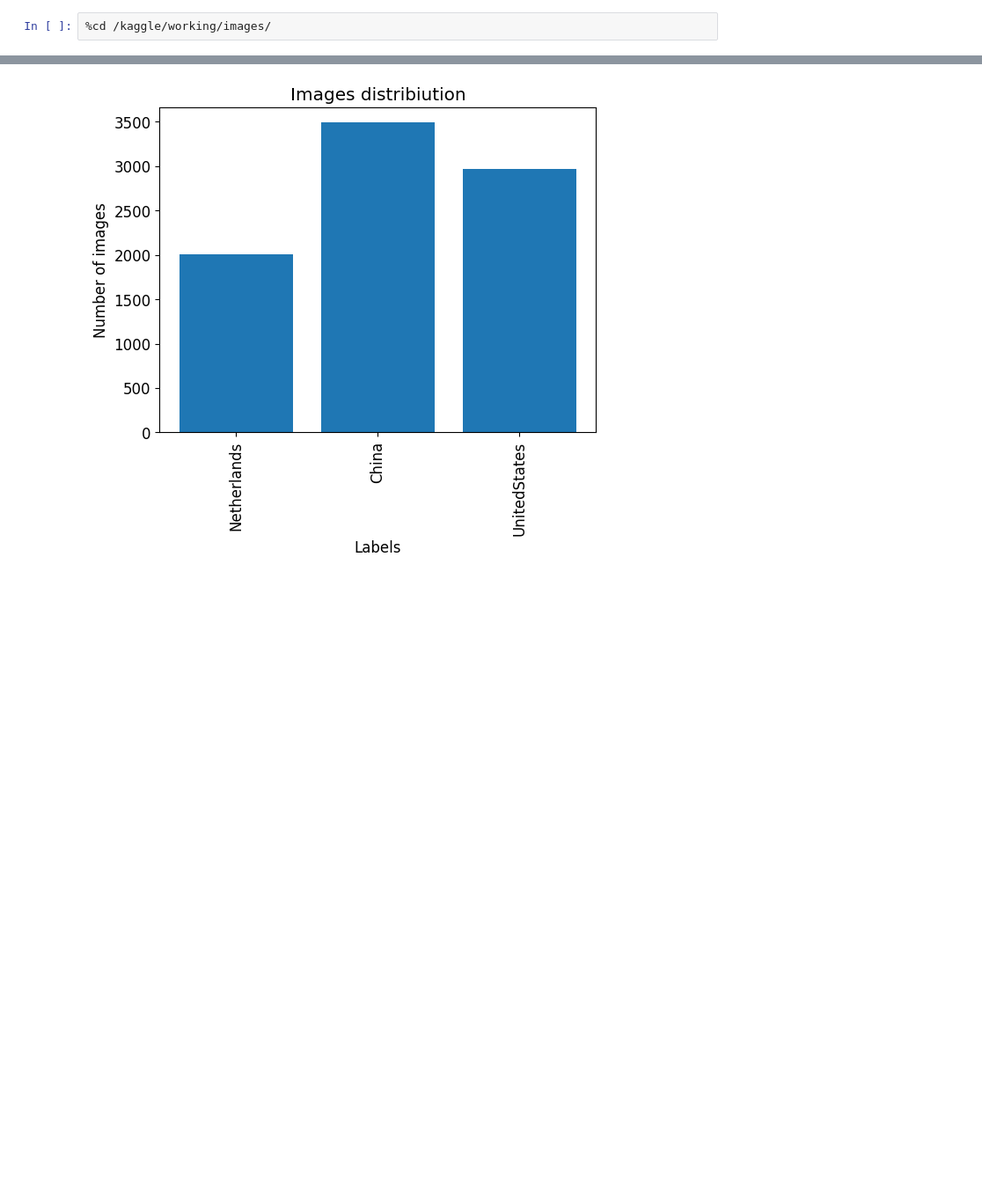
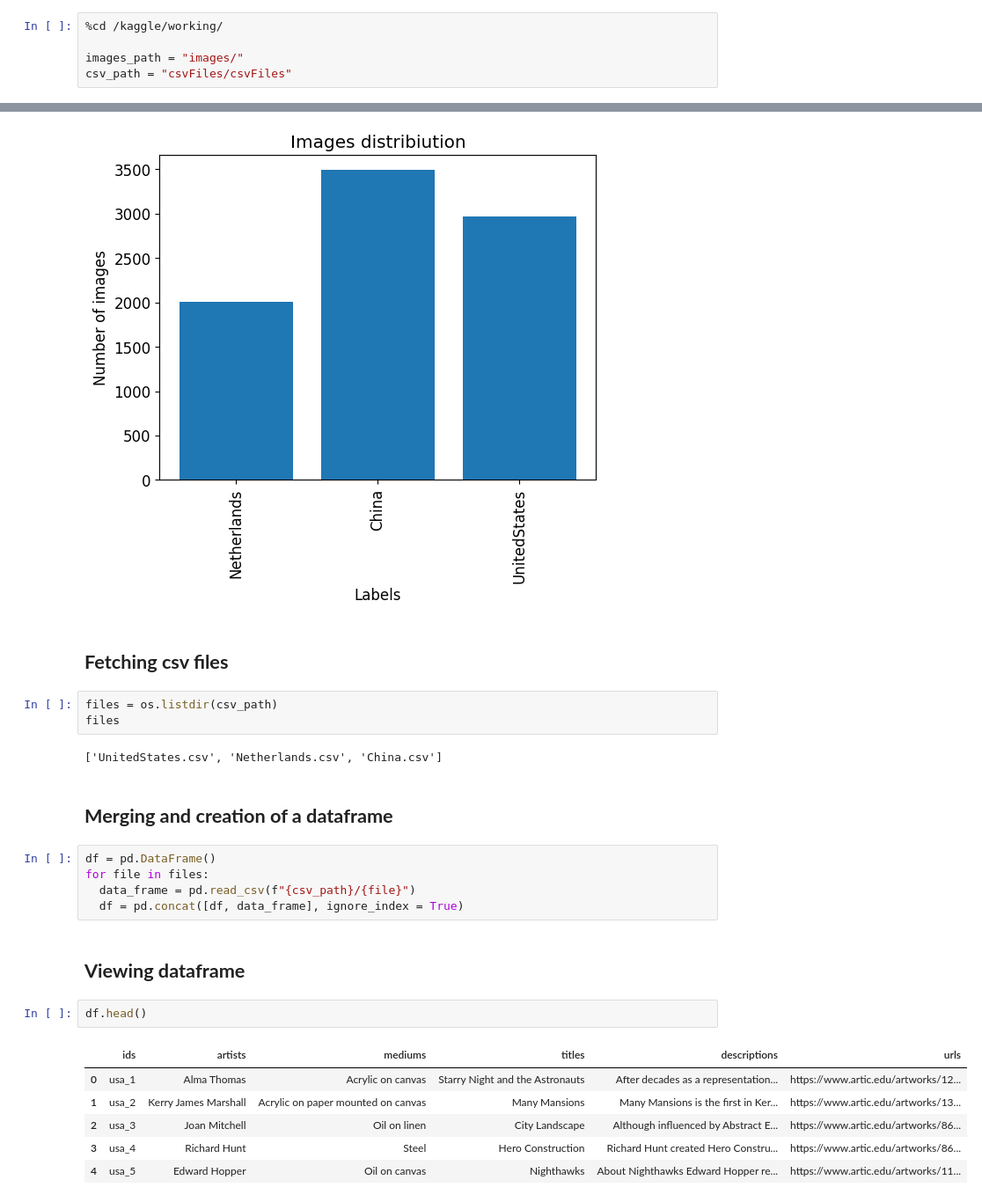
Before and after one commit to Neloy-Barman/Artwork-Description-Generator, a Jupyter notebook: artwork-title-generation.ipynb, the cells around one changed output, grey strips where cells are left out. Shown: that part at 88% size. Saved outputs shown, nothing was run; the diff lists cells and outputs as text; blank space fills up the shorter version.

Commit message:
Kaggle Notebook | artwork title generation - Data Cleaning  | Version 3

```diff
--- a/artwork-title-generation.ipynb
+++ b/artwork-title-generation.ipynb
@@ -28,3 +50,6 @@ for folder in img_folders:
 # %%
-%cd /kaggle/working/images/
+%cd /kaggle/working/
+
+images_path = "images/"
+csv_path = "csvFiles/csvFiles"
 # %% [output]
@@ -80,3 +128,28 @@ plot_images_distribution(img_dict)
 # %% [output]
 {'Netherlands': 2008, 'China': 3488, 'UnitedStates': 2964}
 [figure]
+# %% [markdown]
+## **Fetching csv files**
+# %%
+files = os.listdir(csv_path)
+files
+# %% [output]
+['UnitedStates.csv', 'Netherlands.csv', 'China.csv']
+# %% [markdown]
+## **Merging and creation of a dataframe**
+# %%
+df = pd.DataFrame()
+for file in files:
+  data_frame = pd.read_csv(f"{csv_path}/{file}")
+  df = pd.concat([df, data_frame], ignore_index = True)
+# %% [markdown]
+## **Viewing dataframe**
+# %%
+df.head()
+# %% [output]
+|  | ids | artists | mediums | titles | descriptions | urls |
+| 0 | usa_1 | Alma Thomas | Acrylic on canvas | Starry Night and the Astronauts | After decades as a representation... | https://www.artic.edu/artworks/12... |
+| 1 | usa_2 | Kerry James Marshall | Acrylic on paper mounted on canvas | Many Mansions | Many Mansions is the first in Ker... | https://www.artic.edu/artworks/13... |
+| 2 | usa_3 | Joan Mitchell | Oil on linen | City Landscape | Although influenced by Abstract E... | https://www.artic.edu/artworks/86... |
+| 3 | usa_4 | Richard Hunt | Steel | Hero Construction | Richard Hunt created Hero Constru... | https://www.artic.edu/artworks/86... |
+| 4 | usa_5 | Edward Hopper | Oil on canvas | Nighthawks | About Nighthawks Edward Hopper re... | https://www.artic.edu/artworks/11... |
```
Also changed, not shown: parts of 64 cells of this notebook.
